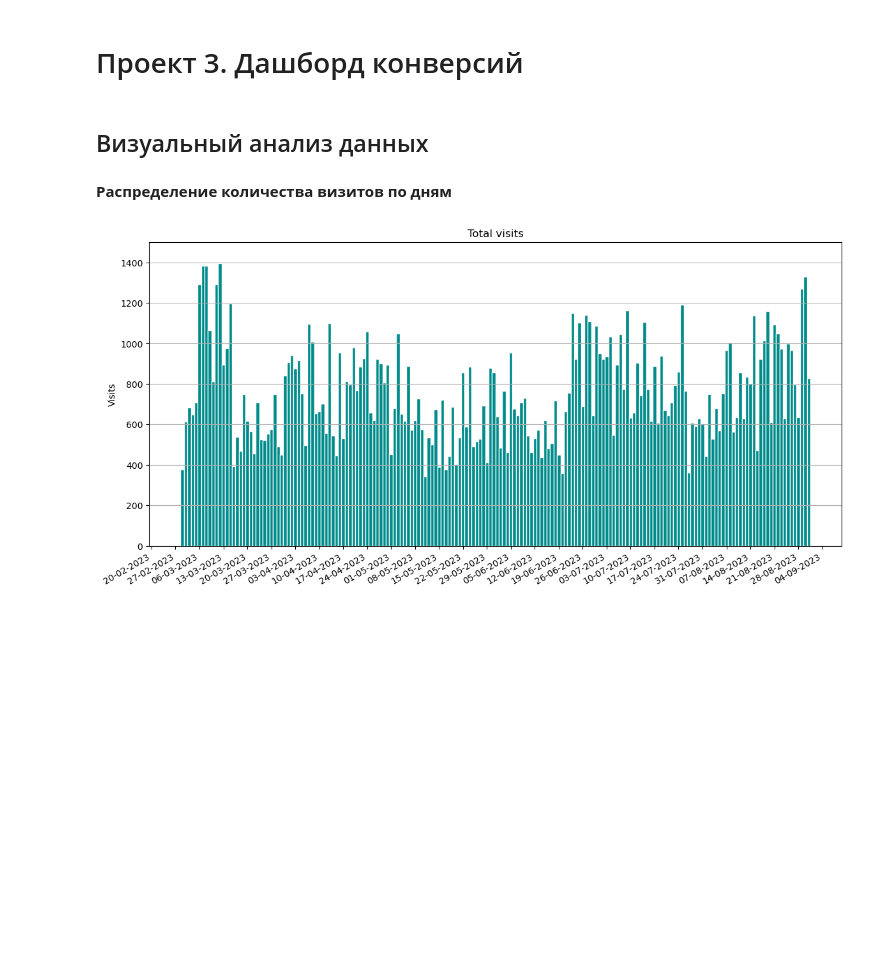
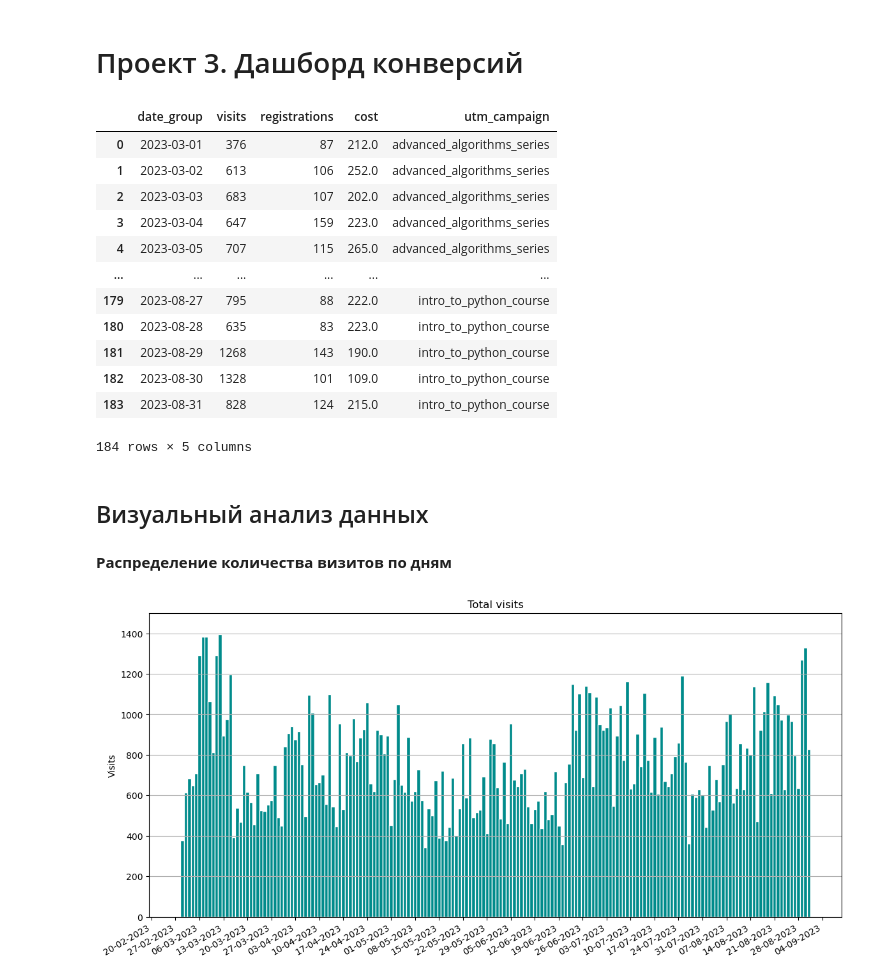
Before and after one commit to annabad/data-analytics-project-100, a Jupyter notebook: charts_project.ipynb, the cells around one changed output. Drawn from its saved outputs; the diff is of its cells as text; code cells hidden in the pictures; blank space fills up the shorter version.

```diff
--- a/charts_project.ipynb
+++ b/charts_project.ipynb
@@ -72,6 +73,22 @@ regs_gr = create_registrations()
 merged_df = create_merged_df(visits_gr, regs_gr)
 # %%
 ads = create_ads()
+# %%
+result
+# %% [output]
+|  | date_group | visits | registrations | cost | utm_campaign |
+| 0 | 2023-03-01 | 376 | 87 | 212.0 | advanced_algorithms_series |
+| 1 | 2023-03-02 | 613 | 106 | 252.0 | advanced_algorithms_series |
+| 2 | 2023-03-03 | 683 | 107 | 202.0 | advanced_algorithms_series |
+| 3 | 2023-03-04 | 647 | 159 | 223.0 | advanced_algorithms_series |
+| 4 | 2023-03-05 | 707 | 115 | 265.0 | advanced_algorithms_series |
+| ... | ... | ... | ... | ... | ... |
+| 179 | 2023-08-27 | 795 | 88 | 222.0 | intro_to_python_course |
+| 180 | 2023-08-28 | 635 | 83 | 223.0 | intro_to_python_course |
+| 181 | 2023-08-29 | 1268 | 143 | 190.0 | intro_to_python_course |
+| 182 | 2023-08-30 | 1328 | 101 | 109.0 | intro_to_python_course |
+| 183 | 2023-08-31 | 828 | 124 | 215.0 | intro_to_python_course |
+184 rows × 5 columns
 # %%
 result = create_merged_df_with_ads(merged_df, ads)
 # %% [markdown]
```
Also changed, not shown: parts of 18 cells of this notebook, 2 other files.
